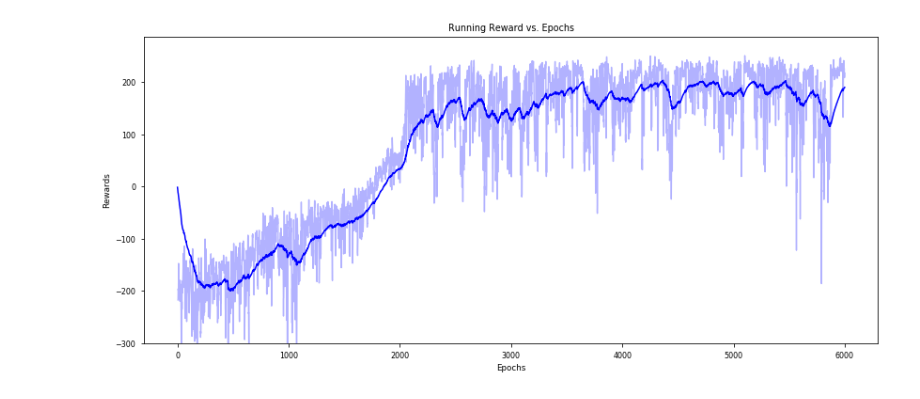
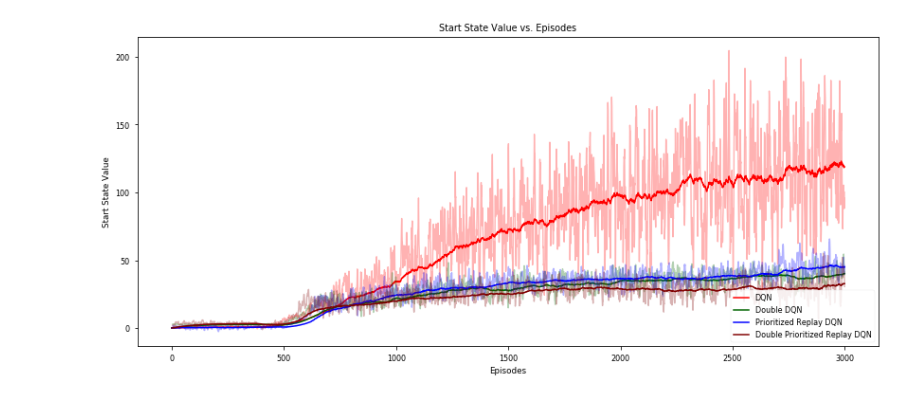
Before and after one commit to divya-pitta/apollo18, a Jupyter notebook: Plotting.ipynb, the cells around one changed output. Cells and saved outputs as stored; diff of their text form; code cells hidden in the pictures.

Commit message:
Plotting code updated

```diff
--- a/Plotting.ipynb
+++ b/Plotting.ipynb
@@ -8,32 +8,28 @@ import pandas as pd
 from pylab import rcParams
 rcParams['figure.figsize'] = 14,6
 # %%
-colors = np.array([[0, 0, 255], [0, 100, 0], [0, 0, 255], [128, 0, 0], [255, 0, 255]])
+colors = np.array([[255, 0, 0], [0, 100, 0], [0, 0, 255], [128, 0, 0], [255, 0, 255]])
 colors = (colors / 255).tolist()
-# labels = ['0.95', '0.96', '0.97', '0.98', '0.99']
-labels = ['8x8', '16x16', '32x32', '64x64']
+labels = ['DQN', 'Double DQN', 'Prioritized Replay DQN', 'Double Prioritized Replay DQN']
 
-for ix, v in enumerate([14]):
-    with open('pg_v{}.pkl'.format(v), 'rb') as f:
-        rewards, losses, times = pickle.load(f)
-    idx = 6000
-    roll = pd.Series(np.array(rewards[:idx])).rolling(5).mean()
-    plt.plot(roll, label=None, color=colors[ix] + [0.3])
-for ix, v in enumerate([14]):
-    with open('pg_v{}.pkl'.format(v), 'rb') as f:
-        rewards, losses, times = pickle.load(f)
-    idx = 6000
+models = ['DQN', 'Double_DQN',
+          'PrioritizedReplayDQN', 'DoublePrioritizedReplayDQN']
+
+for ix, v in enumerate(models):
+    with open('DQN/Exp8/{}_StartStateValue.pb'.format(v), 'rb') as f:
+        rewards = pickle.load(f)
+    roll = pd.Series(np.array(rewards)).rolling(5).mean()
     r = 0.0
     running_r = list()
-    for i in rewards[:idx]:
+    for i in rewards:
         r = 0.99 * r + 0.01 * i
         running_r.append(r)
+    plt.plot(roll, label=None, color=colors[ix] + [0.3])
     plt.plot(running_r, label=labels[ix], color=colors[ix],  linewidth=1.5)
-# plt.legend(loc='lower right')
-plt.ylim(-300)
-plt.xlabel('Epochs')
-plt.ylabel('Rewards')
-plt.title('Running Reward vs. Epochs')
+plt.legend(loc='lower right')
+plt.xlabel('Episodes')
+plt.ylabel('Start State Value')
+plt.title('Start State Value vs. Episodes')
 plt.show()
 # %% [output]
-[figure, old version]
+[figure, new version]
```
